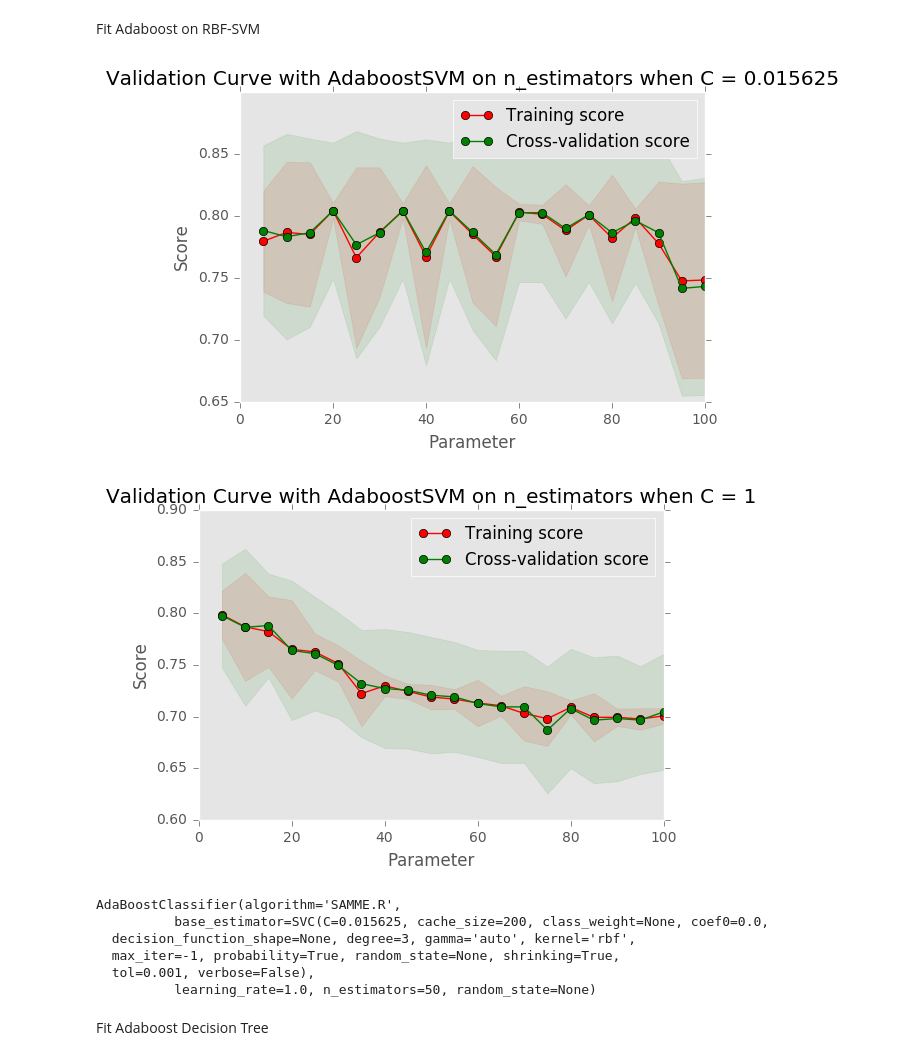
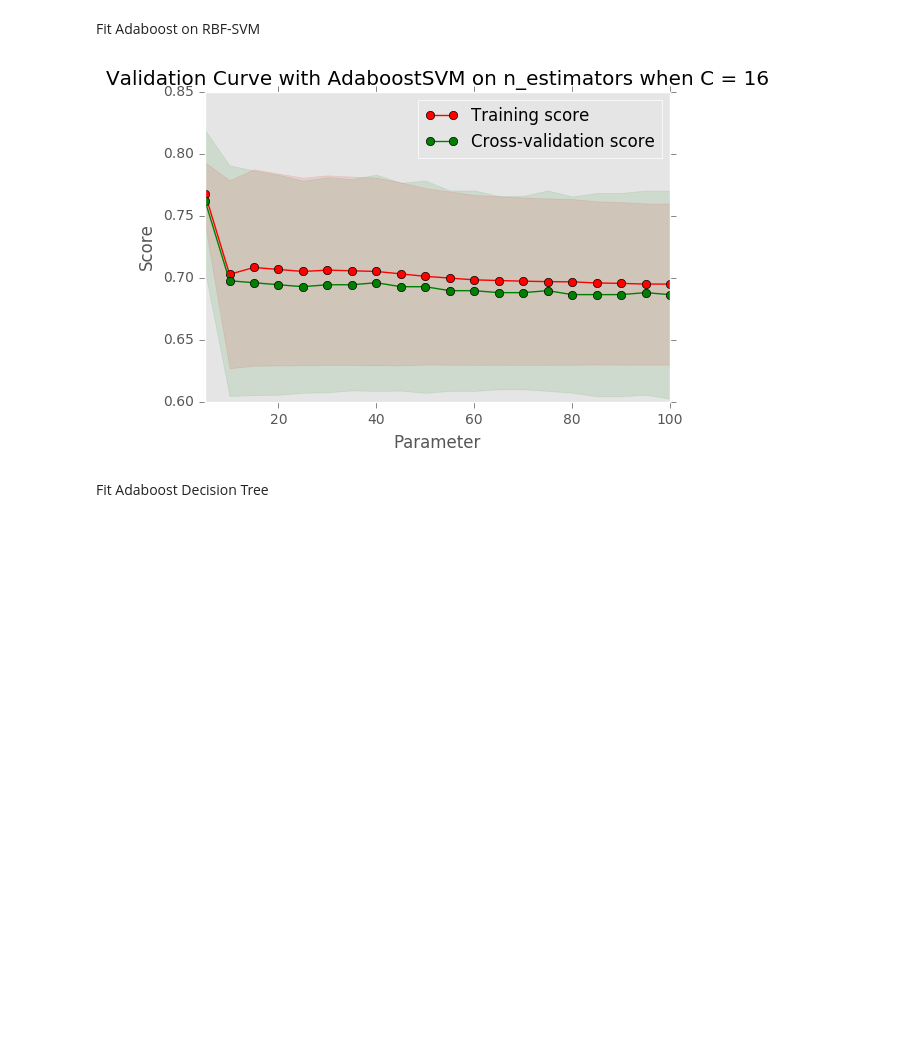
Before and after one commit to zhenhongy/Titanic, a Jupyter notebook: Titanic.ipynb, the cells around one changed output. Drawn from its saved outputs; the diff is of its cells as text; code cells hidden in the pictures; blank space fills up the shorter version.

```diff
--- a/Titanic.ipynb
+++ b/Titanic.ipynb
@@ -221,5 +281,0 @@ See the caveats in the documentation: http://pandas.pydata.org/pandas-docs/stabl
-# %%
-#scaling data
-Scaler = MinMaxScaler()
-X_train = Scaler.fit_transform(X_train)
-X_test = Scaler.transform(X_test)
@@ -227,0 +282,6 @@ X_test = Scaler.transform(X_test)
+# %%
+#scaling data
+Scaler = MinMaxScaler()
+X_train.loc[:,['Age','SibSp','Parch','Fare']] = Scaler.fit_transform(X_train.loc[:,['Age','SibSp','Parch','Fare']].copy())
+X_test.loc[:,['Age','SibSp','Parch','Fare']] = Scaler.transform(X_test.loc[:,['Age','SibSp','Parch','Fare']].copy())
+X_pred.loc[:,['Age','SibSp','Parch','Fare']] = Scaler.transform(X_pred.loc[:,['Age','SibSp','Parch','Fare']].copy())
@@ -301,6 +337,4 @@ plt_vc(model, 'Validation Curve with Logistic Regression on C', X_train, y_train
 # %%
 #Fine grid search for C
-parameters = {'C':np.logspace(0, 4, 21, base = 2.0)}
+parameters = {'C':np.logspace(-2, 2, 21, base = 2.0)}
 clf_logreg = GridSearchCV(model, parameters)
-clf_logreg.fit(X_train, y_train)
-clf_logreg.best_estimator_
@@ -312,7 +341,2 @@ LogisticRegression(C=10.556063286183157, class_weight=None, dual=False,
 # %% [markdown]
 Fit Decision Tree
-# %%
-from sklearn import tree
-from sklearn.tree import DecisionTreeClassifier
-model = DecisionTreeClassifier()
-model.fit(X_train, y_train)
@@ -368,25 +456,11 @@ Fit Adaboost
 # %% [markdown]
 Fit Adaboost on RBF-SVM
 # %%
-base_estimator = SVC(C = 1.0 / (2 ** 6),probability = True)
-clf_AdaSVM1 = AdaBoostClassifier(base_estimator)
-base_estimator = SVC(probability = True)
-clf_AdaSVM2 = AdaBoostClassifier(base_estimator)
-plt_vc(clf_AdaSVM1, 'Validation Curve with AdaboostSVM on n_estimators when C = 0.015625', X_train, y_train, 'n_estimators', np.linspace(5, 100, 20, dtype='int'), logspace=False)
-plt_vc(clf_AdaSVM2, 'Validation Curve with AdaboostSVM on n_estimators when C = 1', X_train, y_train, 'n_estimators', np.linspace(5, 100, 20, dtype='int'), logspace=False)
+from sklearn.ensemble import AdaBoostClassifier
+clf_AdaSVM = AdaBoostClassifier(SVC(C = 16,probability = True, random_state=10), random_state = 10)
+plt_vc(clf_AdaSVM, 'Validation Curve with AdaboostSVM on n_estimators when C = 16', X_train, y_train, 'n_estimators', np.linspace(5, 100, 20, dtype='int'), logspace=False)
 # %% [output]
-[figure, old version]
+[figure, new version]
-[figure, removed]
-# %%
-clf_AdaSVM = AdaBoostClassifier(SVC(C = 1.0 / (2 ** 6),probability = True))
-clf_AdaSVM.fit(X_train, y_train)
-# %% [output]
-AdaBoostClassifier(algorithm='SAMME.R',
-          base_estimator=SVC(C=0.015625, cache_size=200, class_weight=None, coef0=0.0,
-  decision_function_shape=None, degree=3, gamma='auto', kernel='rbf',
-  max_iter=-1, probability=True, random_state=None, shrinking=True,
-  tol=0.001, verbose=False),
-          learning_rate=1.0, n_estimators=50, random_state=None)
 # %% [markdown]
 Fit Adaboost Decision Tree
 # %%
```
Also changed, not shown: parts of 88 cells of this notebook.
